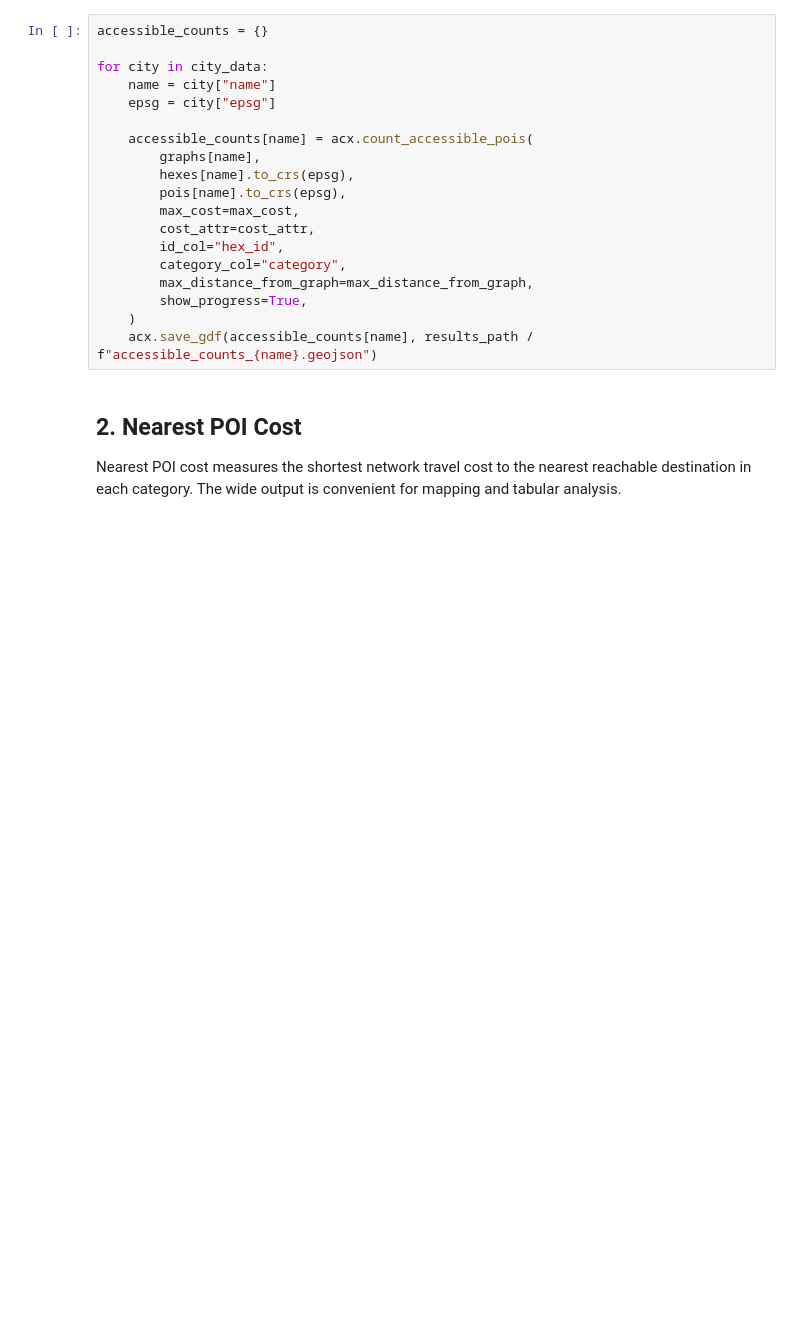
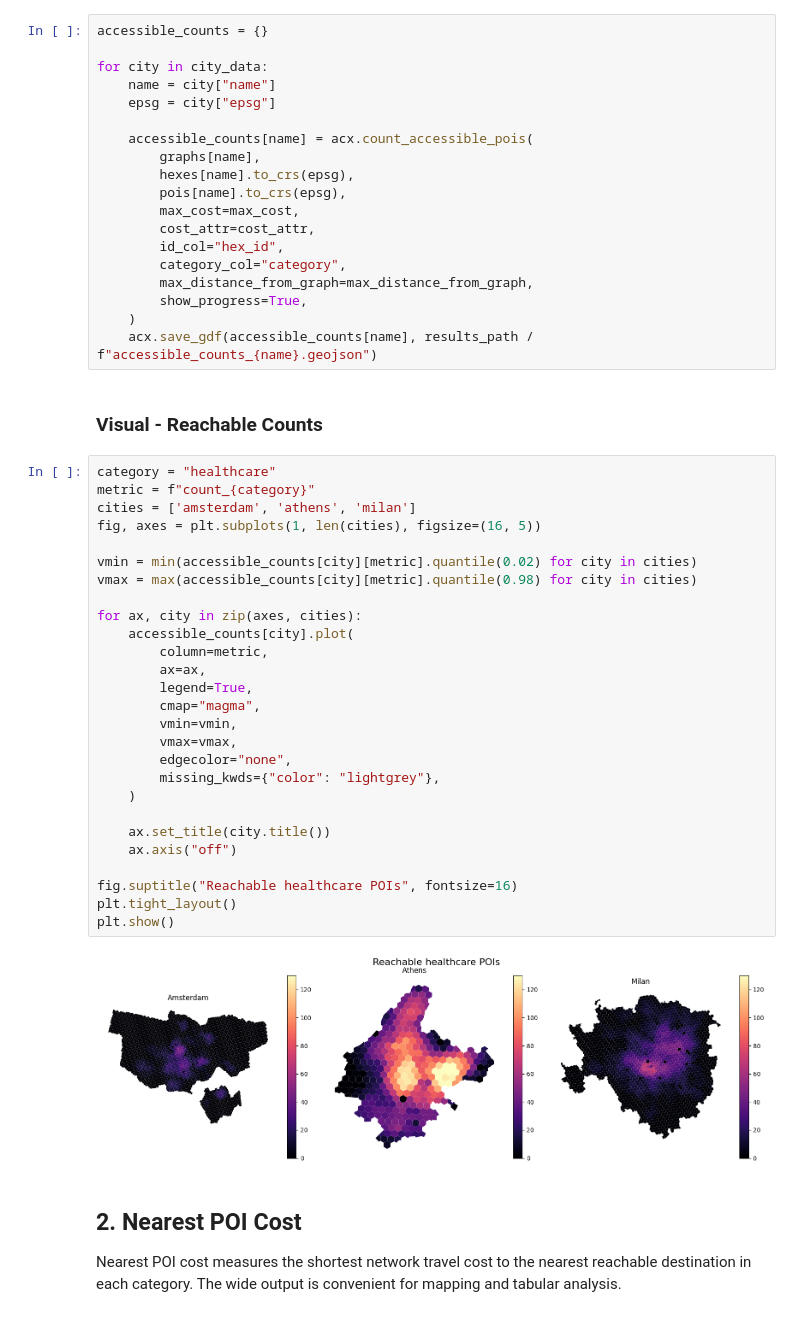
Before and after one commit to TransformTransport/accessX, a Jupyter notebook: notebooks/case_study_accessibility.ipynb, the cells around one changed output. Saved outputs shown, nothing was run; the diff lists cells and outputs as text; blank space fills up the shorter version.

Commit message:
updated with visuals

```diff
--- a/notebooks/case_study_accessibility.ipynb
+++ b/notebooks/case_study_accessibility.ipynb
@@ -251,6 +237,37 @@ for city in city_data:
         show_progress=True,
     )
     acx.save_gdf(accessible_counts[name], results_path / f"accessible_counts_{name}.geojson")
+# %% [markdown]
+### Visual - Reachable Counts
+# %%
+category = "healthcare"
+metric = f"count_{category}"
+cities = ['amsterdam', 'athens', 'milan']
+fig, axes = plt.subplots(1, len(cities), figsize=(16, 5))
+
+vmin = min(accessible_counts[city][metric].quantile(0.02) for city in cities)
+vmax = max(accessible_counts[city][metric].quantile(0.98) for city in cities)
+
+for ax, city in zip(axes, cities):
+    accessible_counts[city].plot(
+        column=metric,
+        ax=ax,
+        legend=True,
+        cmap="magma",
+        vmin=vmin,
+        vmax=vmax,
+        edgecolor="none",
+        missing_kwds={"color": "lightgrey"},
+    )
+
+    ax.set_title(city.title())
+    ax.axis("off")
+
+fig.suptitle("Reachable healthcare POIs", fontsize=16)
+plt.tight_layout()
+plt.show()
+# %% [output]
+[figure, added]
 # %% [markdown]
 ## 2. Nearest POI Cost
 
```
Also changed, not shown: parts of 14 cells of this notebook.
